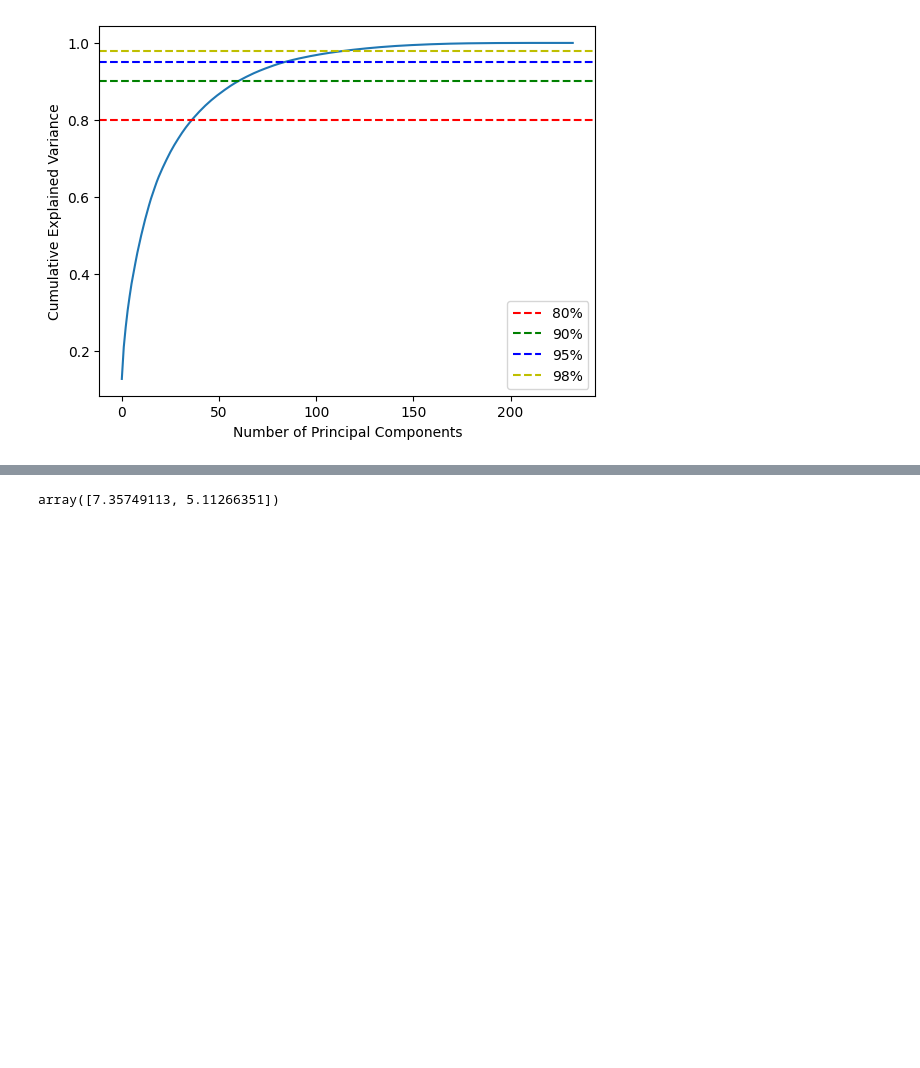
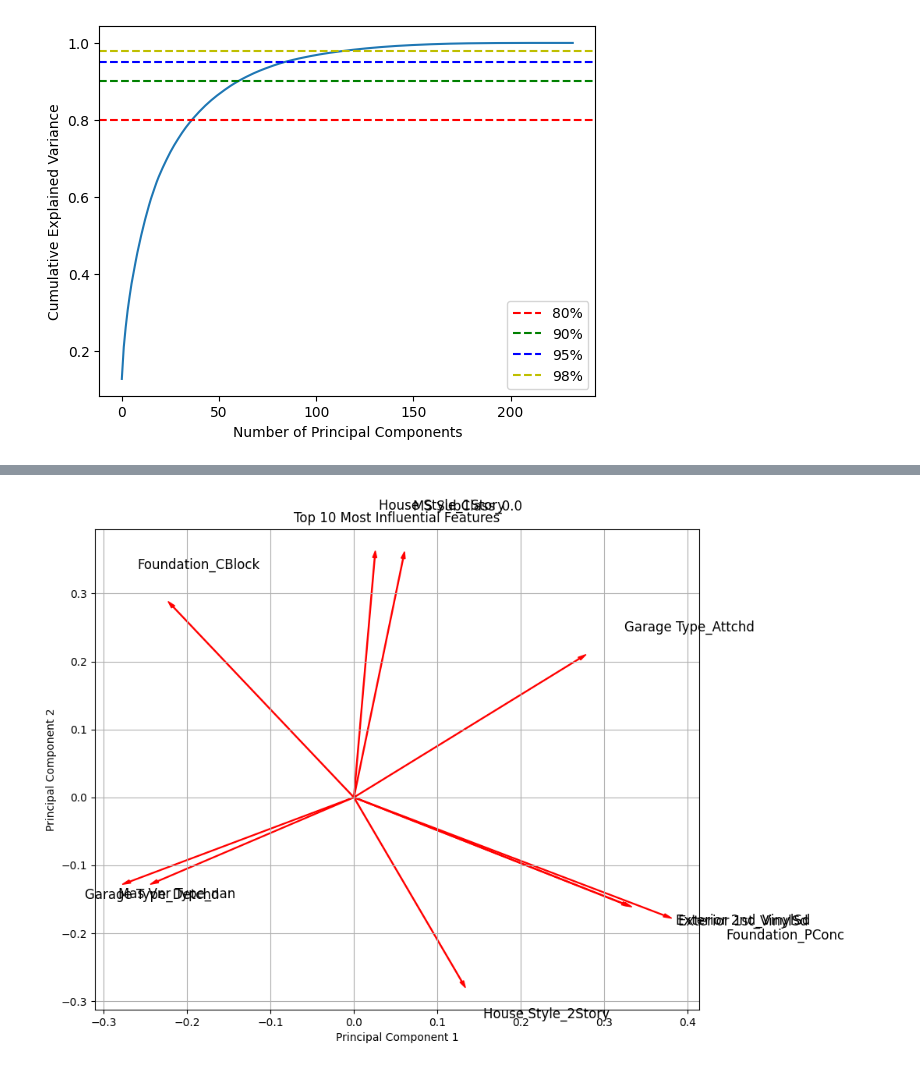
Before and after one commit to Adelin010/ML_Practice, a Jupyter notebook: lab4/philipp.ipynb, the cells around one changed output, grey strips where cells are left out. Drawn from its saved outputs; the diff is of its cells as text; code cells hidden in the pictures; blank space fills up the shorter version.

Commit message:
done some more plots, and log, std to do the synthetic data

```diff
--- a/lab4/philipp.ipynb
+++ b/lab4/philipp.ipynb
@@ -456,7 +580,34 @@ plt.show()
 # %%
-# influence of the features in the PCA components
+import numpy as np
+import matplotlib.pyplot as plt
 
-loadings = pca.n_components_ * np.sqrt(pca.explained_variance_)
-loadings
+
+loadings = pca.components_.T * np.sqrt(pca.explained_variance_)
+
+
+# We use this to find the "strongest" features, not just the first 10 alphabetical ones
+magnitude = np.sqrt(loadings[:, 0]**2 + loadings[:, 1]**2)
+
+
+top_indices = np.argsort(magnitude)[::-1][:10]
+
+fig, ax = plt.subplots(figsize=(10, 8))
+all_features = list(X.columns)
+
+#
+for i in top_indices:
+    ax.arrow(0, 0, loadings[i, 0], loadings[i, 1],
+             head_width=0.005, head_length=0.01, fc='red', ec='red')
+
+
+    ax.text(loadings[i, 0]*1.2, loadings[i, 1]*1.2,
+            all_features[i], color='black', fontsize=12)
+
+ax.set_xlabel('Principal Component 1')
+ax.set_ylabel('Principal Component 2')
+ax.set_title("Top 10 Most Influential Features")
+ax.grid(True)
+
+plt.show()
 # %% [output]
-array([7.35749113, 5.11266351])
+[figure, added]
```
Also changed, not shown: parts of 14 cells of this notebook.
